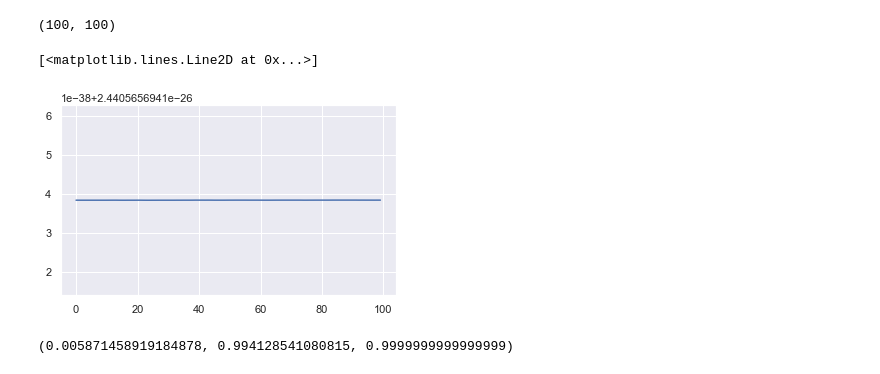
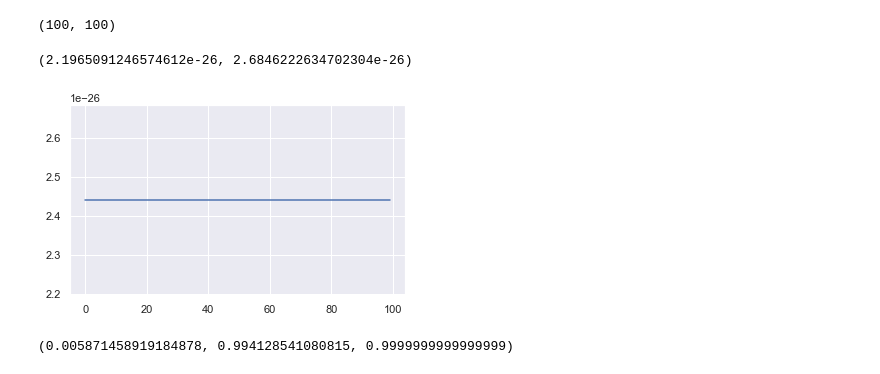
Before and after one commit to StevenJLarge/hmm, a Jupyter notebook: notebooks/08-slarge-alpha-beta.ipynb, the cells around one changed output. Cells and saved outputs as stored; diff of their text form; code cells hidden in the pictures.

```diff
--- a/notebooks/08-slarge-alpha-beta.ipynb
+++ b/notebooks/08-slarge-alpha-beta.ipynb
@@ -170,16 +170,17 @@ len(alpha_tracker), len(beta_tracker_fwd)
 # %%
 # Now, as a test, the likelihood (total) should be independent of t, and can be
 # written as a function of alpha and beta as
 # L_t = \sum_i \alpha_t(i) * beta_t(i)
 
 likelihood = [np.sum(a * b) for a, b in zip(alpha_tracker, beta_tracker_fwd)]
 
 fig, ax = plt.subplots(1, 1, figsize=(6, 3.5))
 
 ax.plot(likelihood)
+ax.set_ylim([np.mean(likelihood) * 0.9, np.mean(likelihood) * 1.1])
 # %% [output]
-[<matplotlib.lines.Line2D at 0x...>]
+(2.1965091246574612e-26, 2.6846222634702304e-26)
-[figure, old version]
+[figure, new version]
 # %%
 # This is reasonable? We can also calcualte the Bayesian Smoothed probability
 # supposedly, from the alpha, beta, and likelihood terms
```
